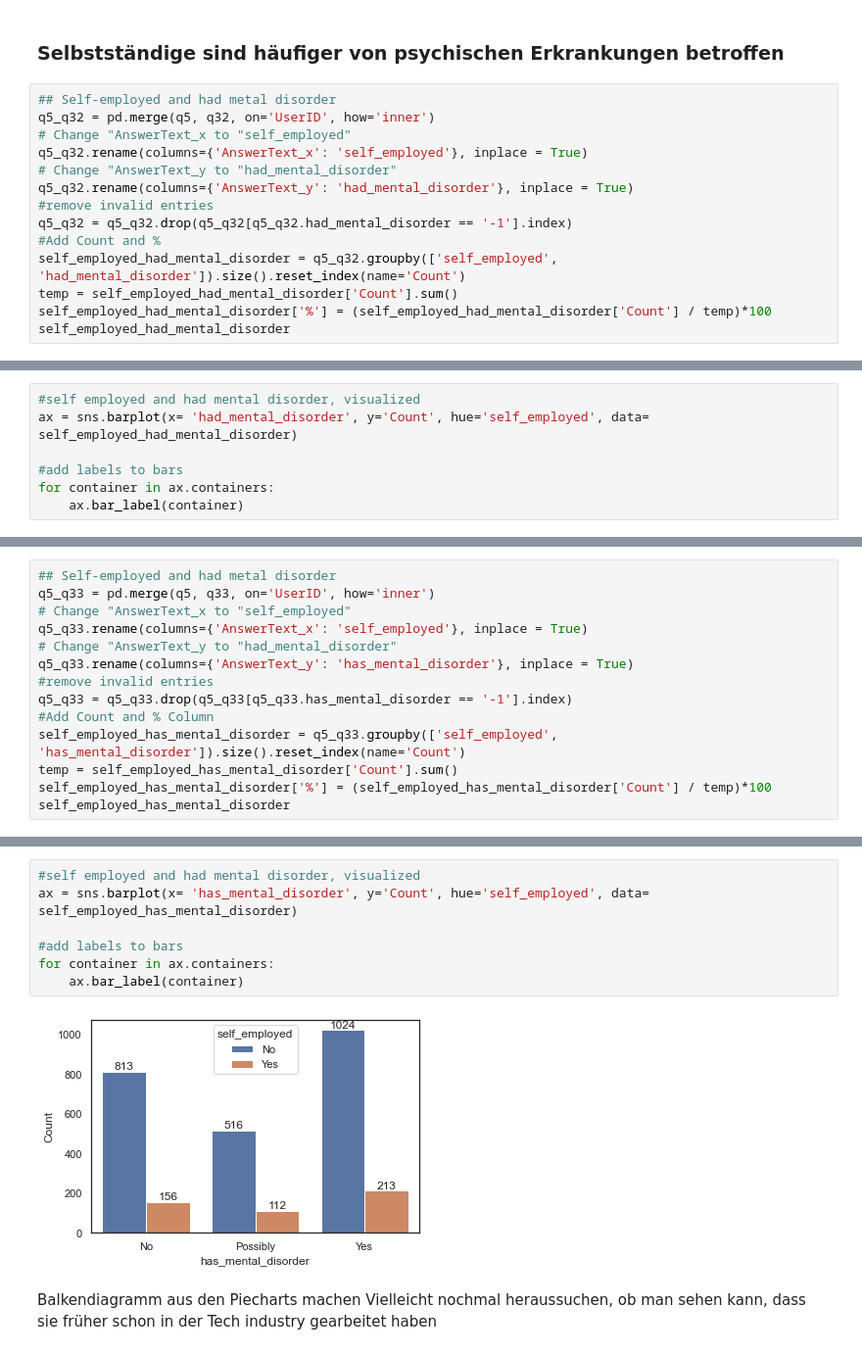
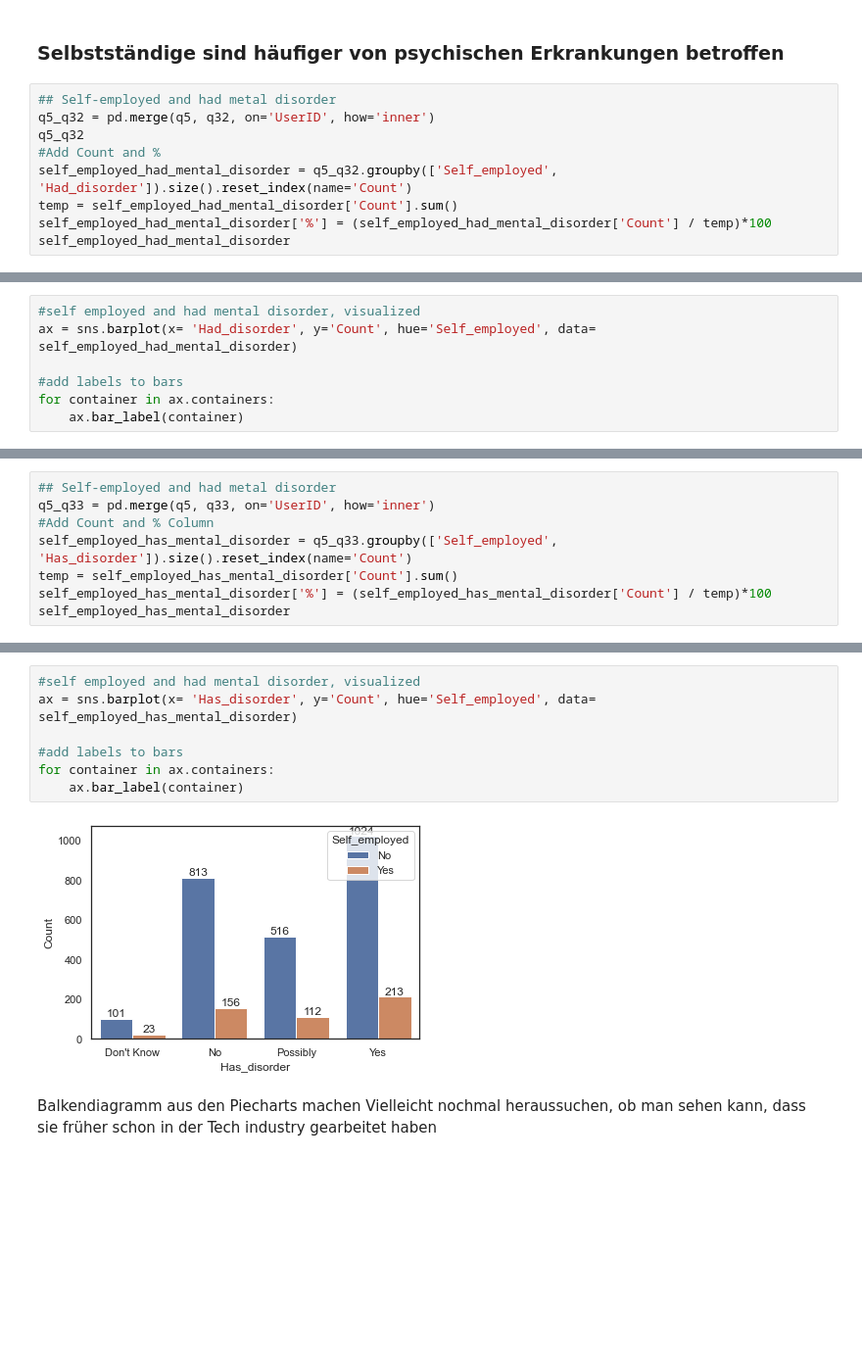
Before and after one commit to Selorikas/mental-health, a Jupyter notebook: mental-health.ipynb, the cells around one changed output, grey strips where cells are left out. Shown at 98% size. Drawn from its saved outputs; the diff is of its cells as text; blank space fills up the shorter version.

```diff
--- a/mental-health.ipynb
+++ b/mental-health.ipynb
@@ -308,14 +308,9 @@ has_disorder_barplot.legend(bbox_to_anchor= (1.2,1))
 # %%
 ## Self-employed and had metal disorder
 q5_q32 = pd.merge(q5, q32, on='UserID', how='inner')
-# Change "AnswerText_x to "self_employed"
-q5_q32.rename(columns={'AnswerText_x': 'self_employed'}, inplace = True)
-# Change "AnswerText_y to "had_mental_disorder"
-q5_q32.rename(columns={'AnswerText_y': 'had_mental_disorder'}, inplace = True)
-#remove invalid entries
-q5_q32 = q5_q32.drop(q5_q32[q5_q32.had_mental_disorder == '-1'].index)
+q5_q32
 #Add Count and %
-self_employed_had_mental_disorder = q5_q32.groupby(['self_employed', 'had_mental_disorder']).size().reset_index(name='Count')
+self_employed_had_mental_disorder = q5_q32.groupby(['Self_employed', 'Had_disorder']).size().reset_index(name='Count')
 temp = self_employed_had_mental_disorder['Count'].sum()
 self_employed_had_mental_disorder['%'] = (self_employed_had_mental_disorder['Count'] / temp)*100
 self_employed_had_mental_disorder
@@ -333,7 +328,7 @@ self_employed_had_mental_disorder
 | 9 | Yes | Yes | 250 | 8.494733 |
 # %%
 #self employed and had mental disorder, visualized
-ax = sns.barplot(x= 'had_mental_disorder', y='Count', hue='self_employed', data= self_employed_had_mental_disorder)
+ax = sns.barplot(x= 'Had_disorder', y='Count', hue='Self_employed', data= self_employed_had_mental_disorder)
 
 #add labels to bars
 for container in ax.containers:
@@ -359,14 +354,8 @@ plt.show()
 # %%
 ## Self-employed and had metal disorder
 q5_q33 = pd.merge(q5, q33, on='UserID', how='inner')
-# Change "AnswerText_x to "self_employed"
-q5_q33.rename(columns={'AnswerText_x': 'self_employed'}, inplace = True)
-# Change "AnswerText_y to "had_mental_disorder"
-q5_q33.rename(columns={'AnswerText_y': 'has_mental_disorder'}, inplace = True)
-#remove invalid entries
-q5_q33 = q5_q33.drop(q5_q33[q5_q33.has_mental_disorder == '-1'].index)
 #Add Count and % Column
-self_employed_has_mental_disorder = q5_q33.groupby(['self_employed', 'has_mental_disorder']).size().reset_index(name='Count')
+self_employed_has_mental_disorder = q5_q33.groupby(['Self_employed', 'Has_disorder']).size().reset_index(name='Count')
 temp = self_employed_has_mental_disorder['Count'].sum()
 self_employed_has_mental_disorder['%'] = (self_employed_has_mental_disorder['Count'] / temp)*100
 self_employed_has_mental_disorder
@@ -381,12 +372,12 @@ self_employed_has_mental_disorder
 # %%
 #self employed and had mental disorder, visualized
-ax = sns.barplot(x= 'has_mental_disorder', y='Count', hue='self_employed', data= self_employed_has_mental_disorder)
+ax = sns.barplot(x= 'Has_disorder', y='Count', hue='Self_employed', data= self_employed_has_mental_disorder)
 
 #add labels to bars
 for container in ax.containers:
     ax.bar_label(container)
 # %% [output]
-[figure, old version]
+[figure, new version]
 # %% [markdown]
 Balkendiagramm aus den Piecharts machen
 Vielleicht nochmal heraussuchen, ob man sehen kann, dass sie früher schon in der Tech industry gearbeitet haben
```
Also changed, not shown: parts of 7 cells of this notebook.
